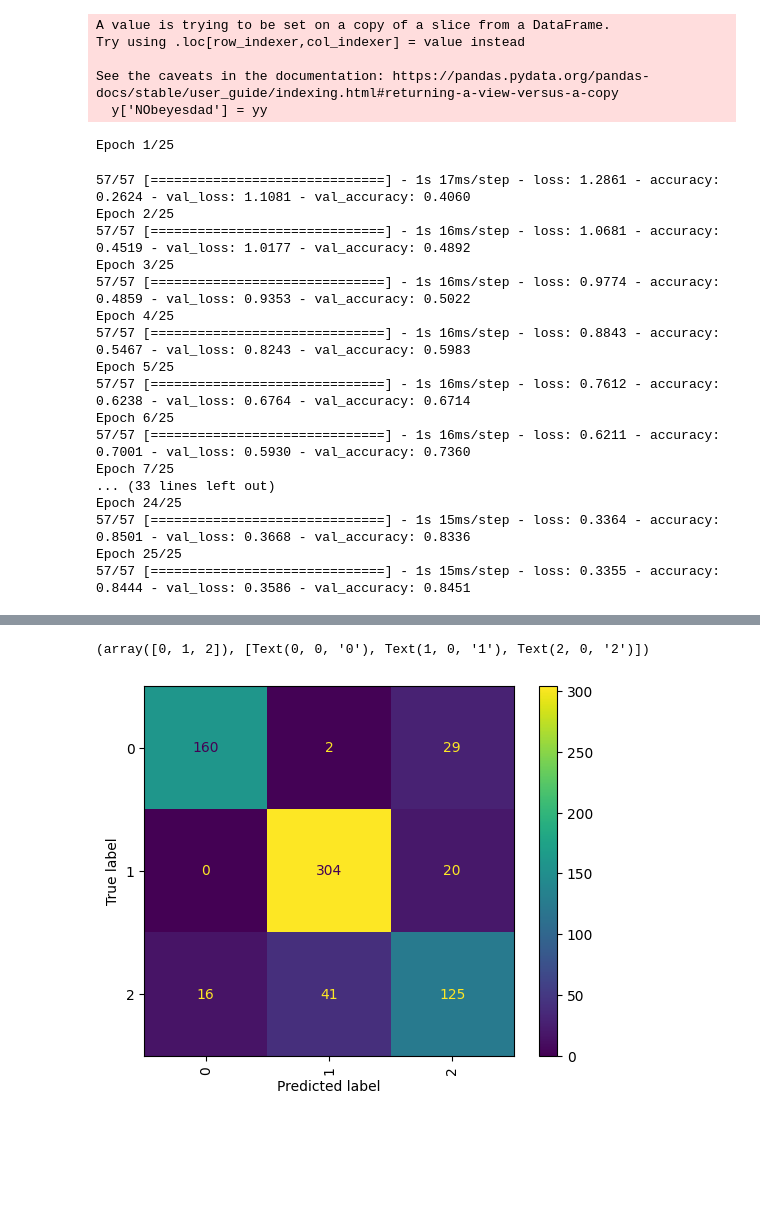
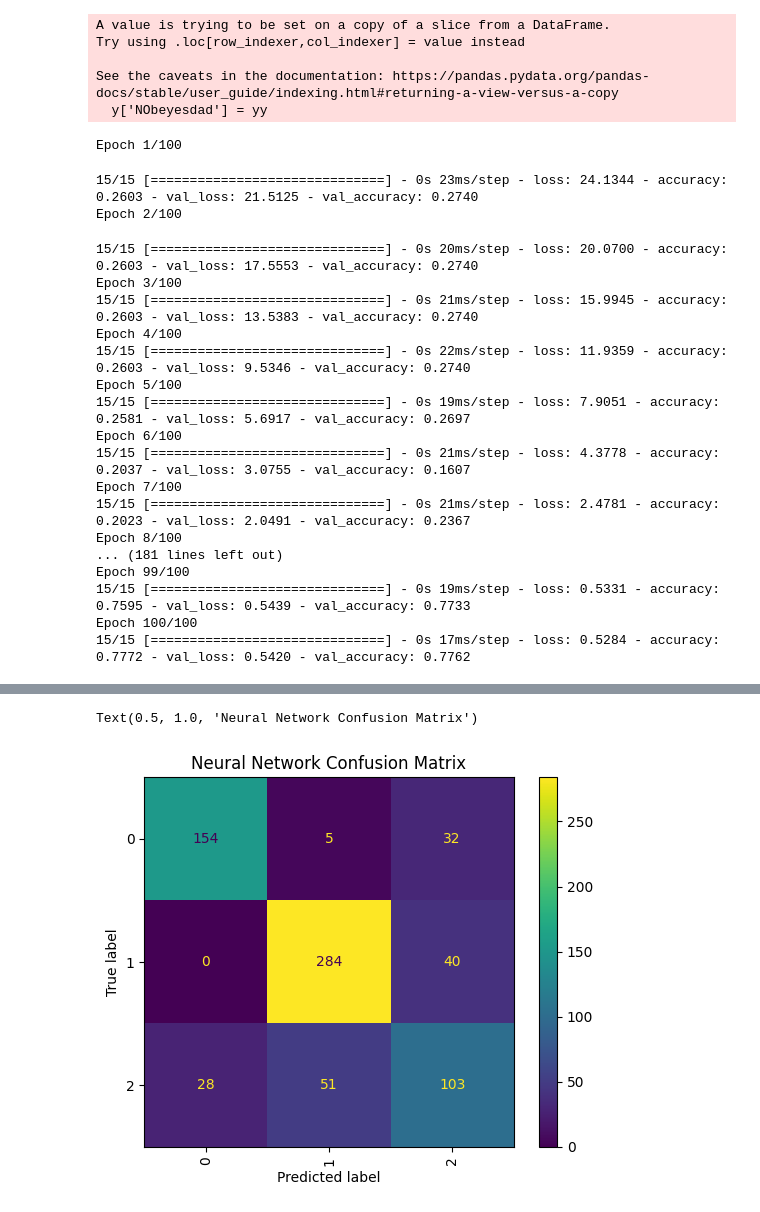
Before and after one commit to pyrds/FranklinU, a Jupyter notebook: DATA695-Model Development.ipynb, the cells around one changed output, grey strips where cells are left out. Cells and saved outputs as stored; diff of their text form; code cells hidden in the pictures; blank space fills up the shorter version.

```diff
--- a/DATA695-Model Development.ipynb
+++ b/DATA695-Model Development.ipynb
@@ -161,26 +210,28 @@ Try using .loc[row_indexer,col_indexer] = value instead
 See the caveats in the documentation: https://pandas.pydata.org/pandas-docs/stable/user_guide/indexing.html#returning-a-view-versus-a-copy
   y['NObeyesdad'] = yy
 # %%
-hist = model.fit(x_train, y_train, validation_data=(x_test, y_test), epochs=25, batch_size=25)
+hist = model.fit(x_train, y_train, validation_data=(x_test, y_test), epochs=100, batch_size=100)
 # %% [output]
-Epoch 1/25
+Epoch 1/100
-57/57 [==============================] - 1s 17ms/step - loss: 1.2861 - accuracy: 0.2624 - val_loss: 1.1081 - val_accuracy: 0.4060
-Epoch 2/25
-57/57 [==============================] - 1s 16ms/step - loss: 1.0681 - accuracy: 0.4519 - val_loss: 1.0177 - val_accuracy: 0.4892
-Epoch 3/25
-57/57 [==============================] - 1s 16ms/step - loss: 0.9774 - accuracy: 0.4859 - val_loss: 0.9353 - val_accuracy: 0.5022
-Epoch 4/25
-57/57 [==============================] - 1s 16ms/step - loss: 0.8843 - accuracy: 0.5467 - val_loss: 0.8243 - val_accuracy: 0.5983
-Epoch 5/25
-57/57 [==============================] - 1s 16ms/step - loss: 0.7612 - accuracy: 0.6238 - val_loss: 0.6764 - val_accuracy: 0.6714
-Epoch 6/25
-57/57 [==============================] - 1s 16ms/step - loss: 0.6211 - accuracy: 0.7001 - val_loss: 0.5930 - val_accuracy: 0.7360
-Epoch 7/25
-... (33 lines left out)
-Epoch 24/25
-57/57 [==============================] - 1s 15ms/step - loss: 0.3364 - accuracy: 0.8501 - val_loss: 0.3668 - val_accuracy: 0.8336
-Epoch 25/25
-57/57 [==============================] - 1s 15ms/step - loss: 0.3355 - accuracy: 0.8444 - val_loss: 0.3586 - val_accuracy: 0.8451
+15/15 [==============================] - 0s 23ms/step - loss: 24.1344 - accuracy: 0.2603 - val_loss: 21.5125 - val_accuracy: 0.2740
+Epoch 2/100
+15/15 [==============================] - 0s 20ms/step - loss: 20.0700 - accuracy: 0.2603 - val_loss: 17.5553 - val_accuracy: 0.2740
+Epoch 3/100
+15/15 [==============================] - 0s 21ms/step - loss: 15.9945 - accuracy: 0.2603 - val_loss: 13.5383 - val_accuracy: 0.2740
+Epoch 4/100
+15/15 [==============================] - 0s 22ms/step - loss: 11.9359 - accuracy: 0.2603 - val_loss: 9.5346 - val_accuracy: 0.2740
+Epoch 5/100
+15/15 [==============================] - 0s 19ms/step - loss: 7.9051 - accuracy: 0.2581 - val_loss: 5.6917 - val_accuracy: 0.2697
+Epoch 6/100
+15/15 [==============================] - 0s 21ms/step - loss: 4.3778 - accuracy: 0.2037 - val_loss: 3.0755 - val_accuracy: 0.1607
+Epoch 7/100
+15/15 [==============================] - 0s 21ms/step - loss: 2.4781 - accuracy: 0.2023 - val_loss: 2.0491 - val_accuracy: 0.2367
+Epoch 8/100
+... (181 lines left out)
+Epoch 99/100
+15/15 [==============================] - 0s 19ms/step - loss: 0.5331 - accuracy: 0.7595 - val_loss: 0.5439 - val_accuracy: 0.7733
+Epoch 100/100
+15/15 [==============================] - 0s 17ms/step - loss: 0.5284 - accuracy: 0.7772 - val_loss: 0.5420 - val_accuracy: 0.7762
 # %%
 y_pred = model.predict(x_test)
 y_test_class = np.argmax(y_test,axis=1)
@@ -192,4 +243,5 @@ cm_seq = confusion_matrix(y_test_class, y_pred_class)
 seq_disp = ConfusionMatrixDisplay(confusion_matrix=cm_seq,  display_labels=np.unique(y_pred_class))
 seq_disp.plot()
 plt.xticks(rotation = 90)
+plt.title('Neural Network Confusion Matrix')
 # %% [output]
@@ -198,2 +250,2 @@ plt.xticks(rotation = 90)
-(array([0, 1, 2]), [Text(0, 0, '0'), Text(1, 0, '1'), Text(2, 0, '2')])
+Text(0.5, 1.0, 'Neural Network Confusion Matrix')
-[figure, old version]
+[figure, new version]
```
Also changed, not shown: parts of 33 cells of this notebook.
